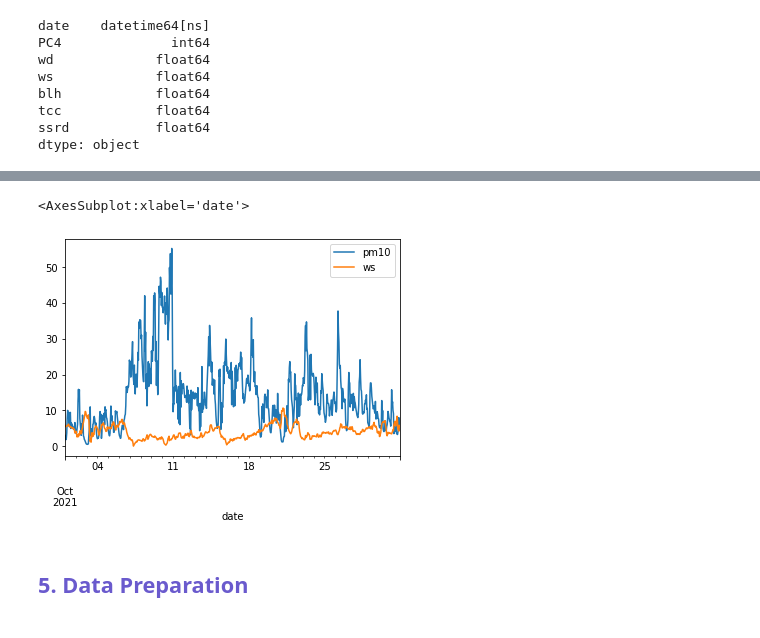
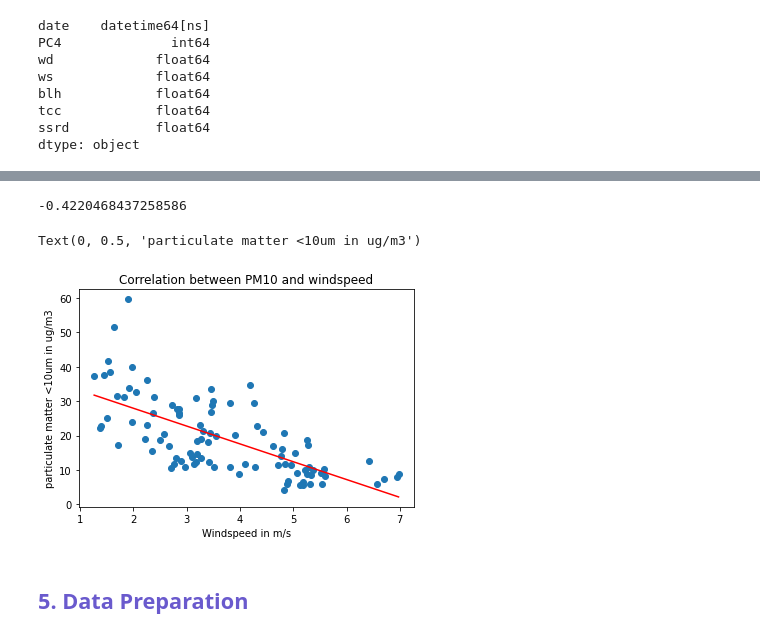
Before and after one commit to rawan-a-d/Air-Quality-Prediction, a Jupyter notebook: notebook.ipynb, the cells around one changed output, grey strips where cells are left out. Drawn from its saved outputs; the diff is of its cells as text; code cells hidden in the pictures.

```diff
--- a/notebook.ipynb
+++ b/notebook.ipynb
@@ -175,11 +203,17 @@ df_meteo_air_pollution.corr()
-# %%
-one_month = postalcode[postalcode['date']. dt. strftime('%Y-%m')=='2021-10']
-
-one_month_df_meteo_air_pollution = pd.merge(one_month, df_air_pollution[['PC4','date', 'pm10', 'pm2.5', 'no2', 'no', 'so2']], on=['PC4', 'date'])
-one_month_df_meteo_air_pollution.plot(x='date', y=['pm10','ws'])
-# %% [output]
-<AxesSubplot:xlabel='date'>
-[figure, removed]
+# %%
+group_by_day = df_meteo_air_pollution.groupby(pd.Grouper(freq='D', key='date')).mean()
+ws_pm10_corr = group_by_day["ws"].corr(group_by_day["pm2.5"])
+print(ws_pm10_corr)
+plt.scatter(group_by_day["ws"], group_by_day["pm10"])
+plt.plot(np.unique(group_by_day["ws"]), np.poly1d(np.polyfit(group_by_day["ws"], group_by_day["pm10"], 1))
+         (np.unique(group_by_day["ws"])), color='red')
+plt.title('Correlation between PM10 and windspeed')
+plt.xlabel('Windspeed in m/s')
+plt.ylabel('particulate matter <10um in ug/m3')
+# %% [output]
+-0.4220468437258586
+Text(0, 0.5, 'particulate matter <10um in ug/m3')
+[figure, added]
 # %% [markdown]
 <h2><font color=slateblue> 5. Data Preparation </font></h2>
 # %% [markdown]
```
Also changed, not shown: parts of 11 cells of this notebook.
